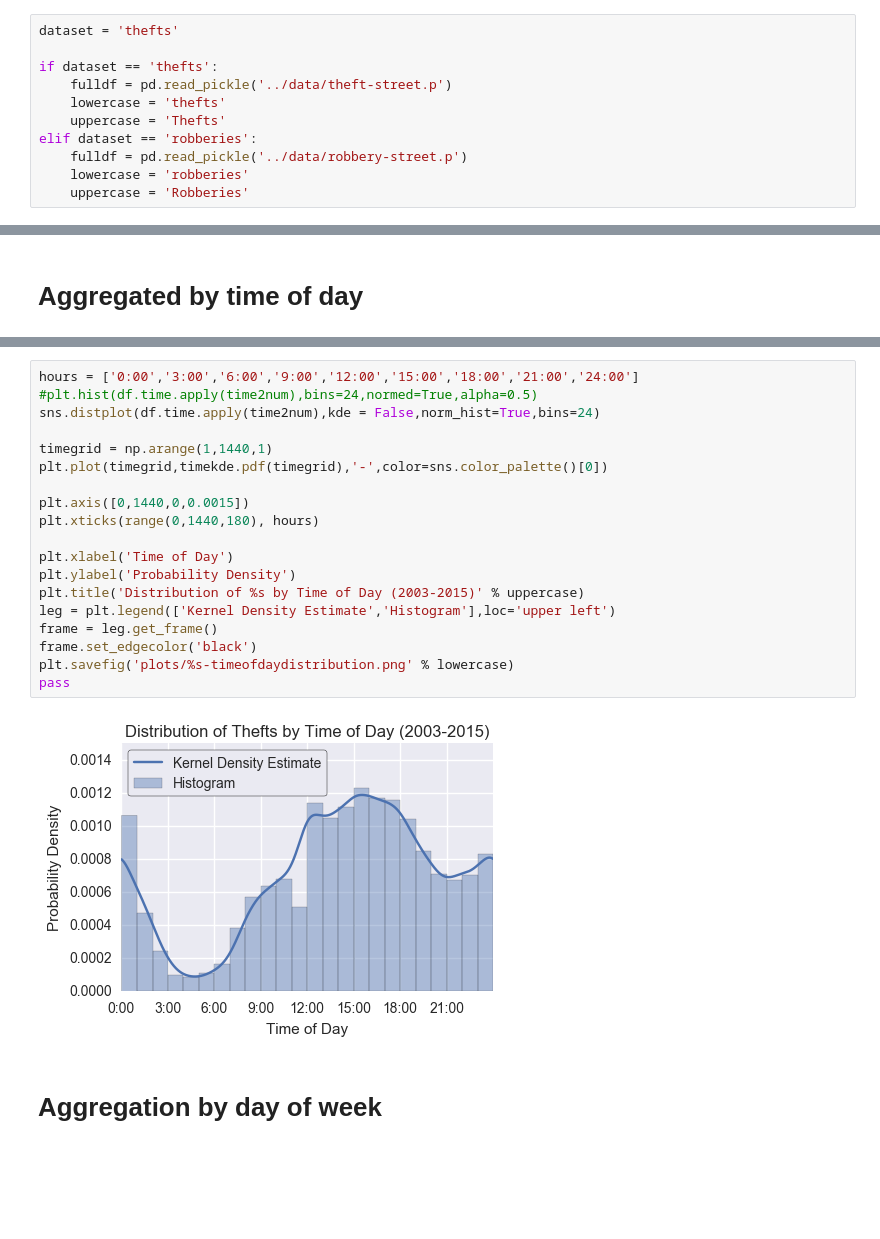
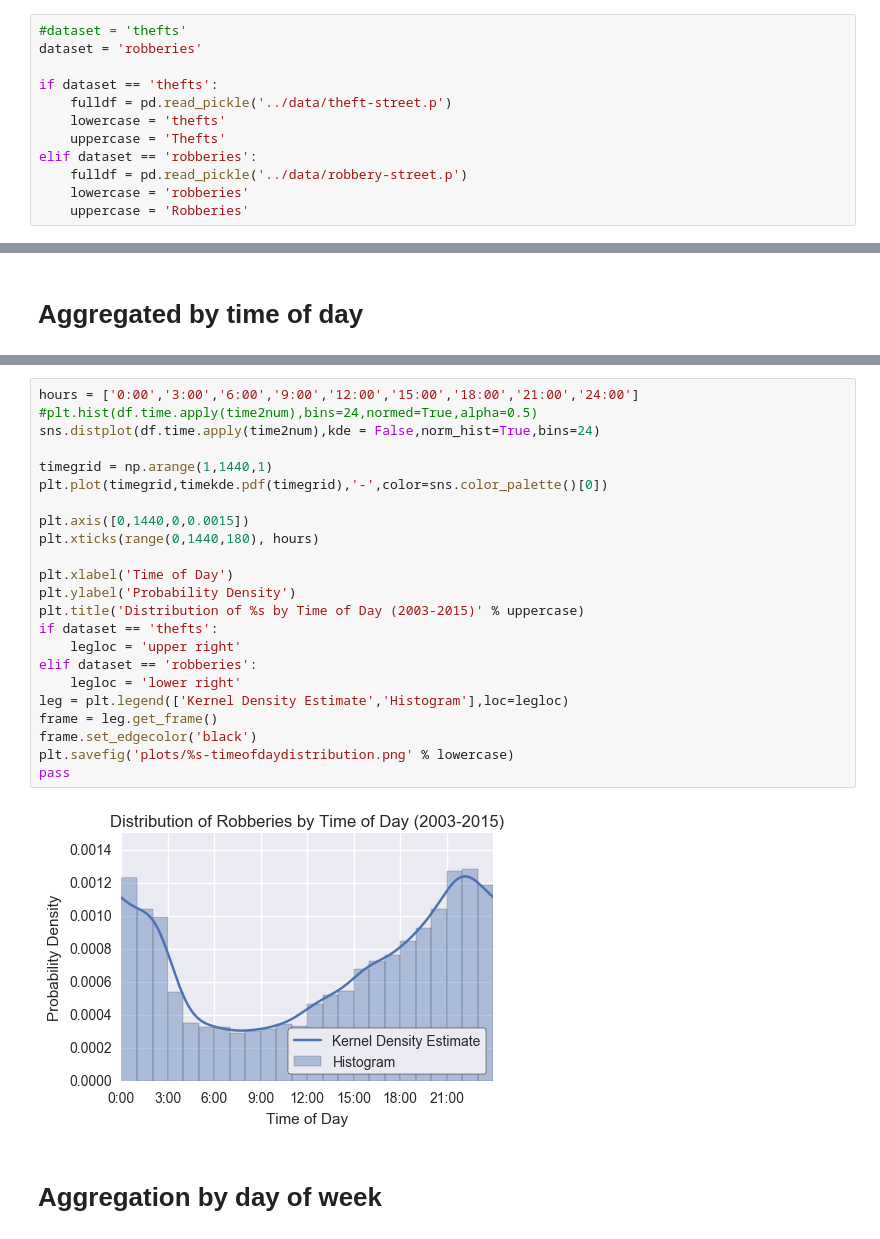
Before and after one commit to jayqi/sf-walk-safety, a Jupyter notebook: ipynbs/Crime Histograms and KDEs.ipynb, the cells around one changed output, grey strips where cells are left out. Cells and saved outputs as stored; diff of their text form; blank space fills up the shorter version.

Commit message:
ipynbs: worked on Crime plots, Traffic, new plots for Crime

```diff
--- a/ipynbs/Crime Histograms and KDEs.ipynb
+++ b/ipynbs/Crime Histograms and KDEs.ipynb
@@ -27,7 +27,8 @@ mpl.rcParams['legend.fancybox'] = True
 # %% [markdown]
 # Read data
 # %%
-dataset = 'thefts'
+#dataset = 'thefts'
+dataset = 'robberies'
 
 if dataset == 'thefts':
     fulldf = pd.read_pickle('../data/theft-street.p')
@@ -281,24 +302,28 @@ print timekde.bandwidth
 # %%
 hours = ['0:00','3:00','6:00','9:00','12:00','15:00','18:00','21:00','24:00']
 #plt.hist(df.time.apply(time2num),bins=24,normed=True,alpha=0.5)
 sns.distplot(df.time.apply(time2num),kde = False,norm_hist=True,bins=24)
 
 timegrid = np.arange(1,1440,1)
 plt.plot(timegrid,timekde.pdf(timegrid),'-',color=sns.color_palette()[0])
 
 plt.axis([0,1440,0,0.0015])
 plt.xticks(range(0,1440,180), hours)
 
 plt.xlabel('Time of Day')
 plt.ylabel('Probability Density')
 plt.title('Distribution of %s by Time of Day (2003-2015)' % uppercase)
-leg = plt.legend(['Kernel Density Estimate','Histogram'],loc='upper left')
+if dataset == 'thefts':
+    legloc = 'upper right'
+elif dataset == 'robberies':
+    legloc = 'lower right'
+leg = plt.legend(['Kernel Density Estimate','Histogram'],loc=legloc)
 frame = leg.get_frame()
 frame.set_edgecolor('black')
 plt.savefig('plots/%s-timeofdaydistribution.png' % lowercase)
 pass
 # %% [output]
-[figure, old version]
+[figure, new version]
 # %% [markdown]
 # Aggregation by day of week
 # %%
```
Also changed, not shown: parts of 25 cells of this notebook, 42 other files.
